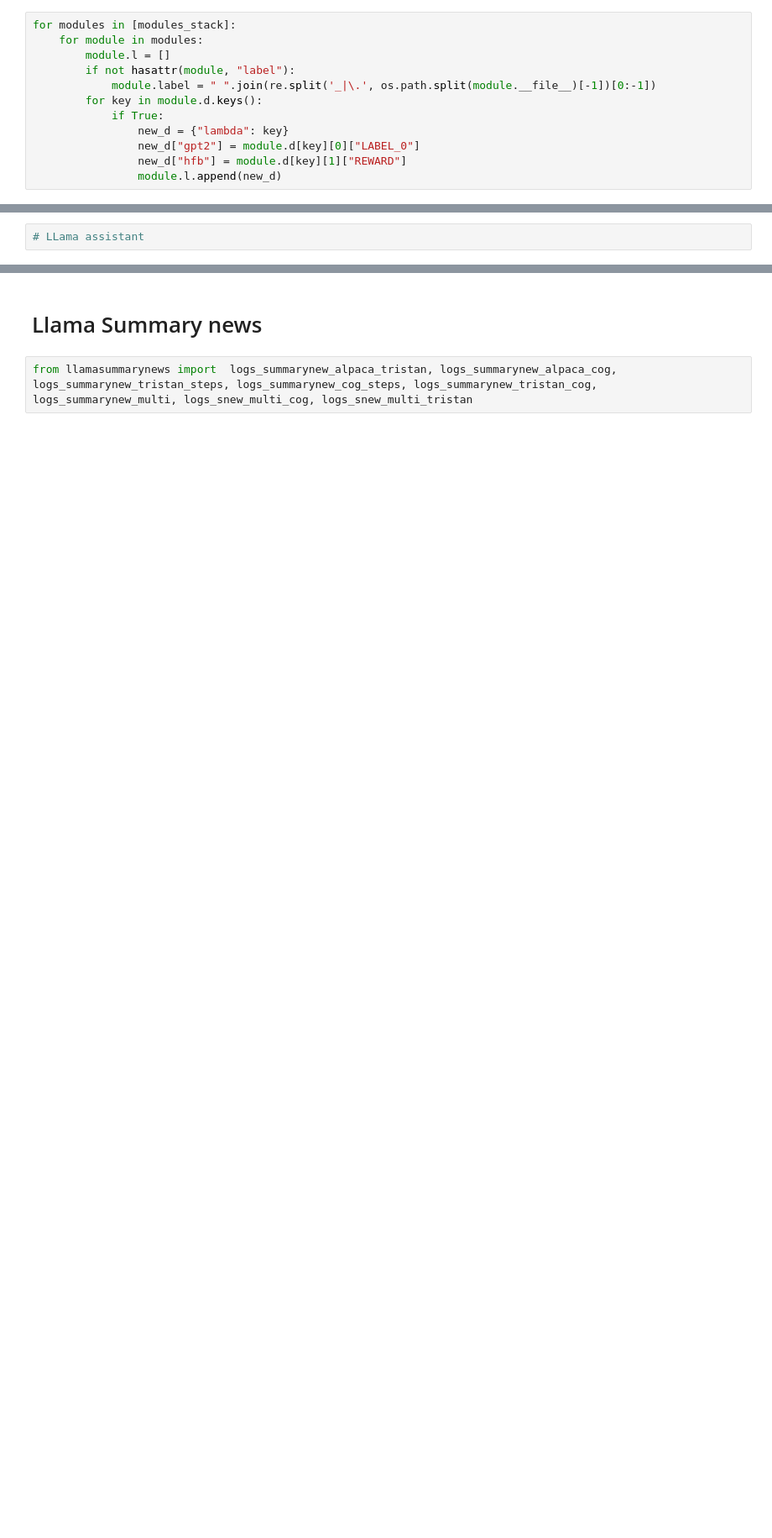
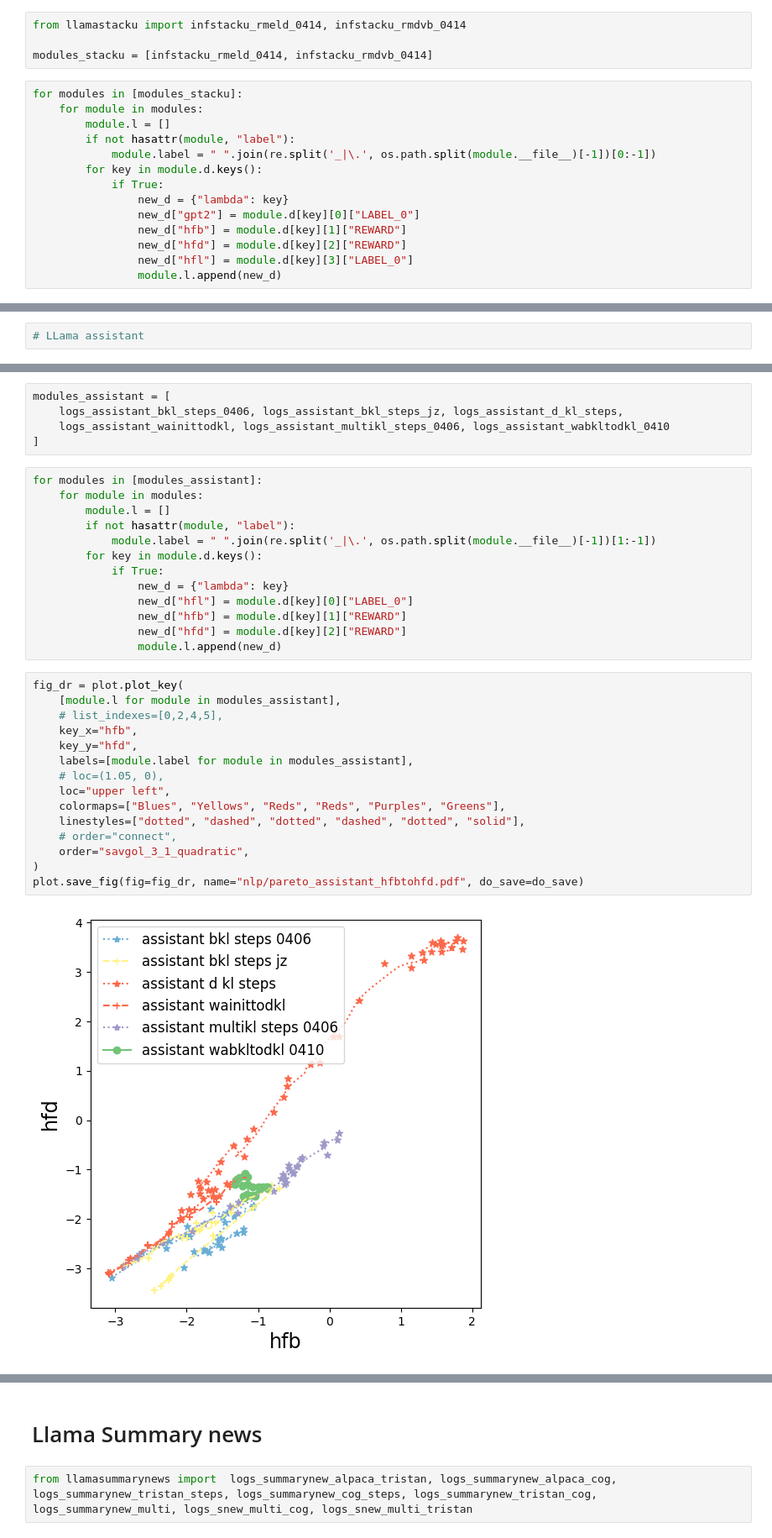
Before and after one commit to alexrame/domainbedv2, a Jupyter notebook: notebooks/rl/nlp/plot_rl.ipynb, the cells around one changed output, grey strips where cells are left out. Shown at 84% size. Drawn from its saved outputs; the diff is of its cells as text; blank space fills up the shorter version.

```diff
--- a/notebooks/rl/nlp/plot_rl.ipynb
+++ b/notebooks/rl/nlp/plot_rl.ipynb
@@ -75,5 +54,9 @@ steps0_bs126_0411, steps0_0406, steps0v2_0406, wainitto0_0406, steps1_0406, wain
+# %%
+from llamastacku import infstacku_rmeld_0414, infstacku_rmdvb_0414
+
+modules_stacku = [infstacku_rmeld_0414, infstacku_rmdvb_0414]
 # %%
-for modules in [modules_stack]:
+for modules in [modules_stacku]:
     for module in modules:
         module.l = []
         if not hasattr(module, "label"):
@@ -83,6 +66,8 @@ for modules in [modules_stack]:
                 new_d = {"lambda": key}
                 new_d["gpt2"] = module.d[key][0]["LABEL_0"]
                 new_d["hfb"] = module.d[key][1]["REWARD"]
+                new_d["hfd"] = module.d[key][2]["REWARD"]
+                new_d["hfl"] = module.d[key][3]["LABEL_0"]
                 module.l.append(new_d)
 # %%
 fig_dr = plot.plot_key(
@@ -127 +96,36 @@ from llamaassistant import logs_assistant_d_kl_steps, logs_assistant_d_steps, lo
+# %%
+modules_assistant = [
+    logs_assistant_bkl_steps_0406, logs_assistant_bkl_steps_jz, logs_assistant_d_kl_steps,
+    logs_assistant_wainittodkl, logs_assistant_multikl_steps_0406, logs_assistant_wabkltodkl_0410
+]
+# %%
+for modules in [modules_assistant]:
+    for module in modules:
+        module.l = []
+        if not hasattr(module, "label"):
+            module.label = " ".join(re.split('_|\.', os.path.split(module.__file__)[-1])[1:-1])
+        for key in module.d.keys():
+            if True:
+                new_d = {"lambda": key}
+                new_d["hfl"] = module.d[key][0]["LABEL_0"]
+                new_d["hfb"] = module.d[key][1]["REWARD"]
+                new_d["hfd"] = module.d[key][2]["REWARD"]
+                module.l.append(new_d)
+# %%
+fig_dr = plot.plot_key(
+    [module.l for module in modules_assistant],
+    # list_indexes=[0,2,4,5],
+    key_x="hfb",
+    key_y="hfd",
+    labels=[module.label for module in modules_assistant],
+    # loc=(1.05, 0),
+    loc="upper left",
+    colormaps=["Blues", "Yellows", "Reds", "Reds", "Purples", "Greens"],
+    linestyles=["dotted", "dashed", "dotted", "dashed", "dotted", "solid"],
+    # order="connect",
+    order="savgol_3_1_quadratic",
+)
+plot.save_fig(fig=fig_dr, name="nlp/pareto_assistant_hfbtohfd.pdf", do_save=do_save)
+# %% [output]
+[figure, added]
 # %%
```
Also changed, not shown: parts of 18 cells of this notebook, 3 other files.
